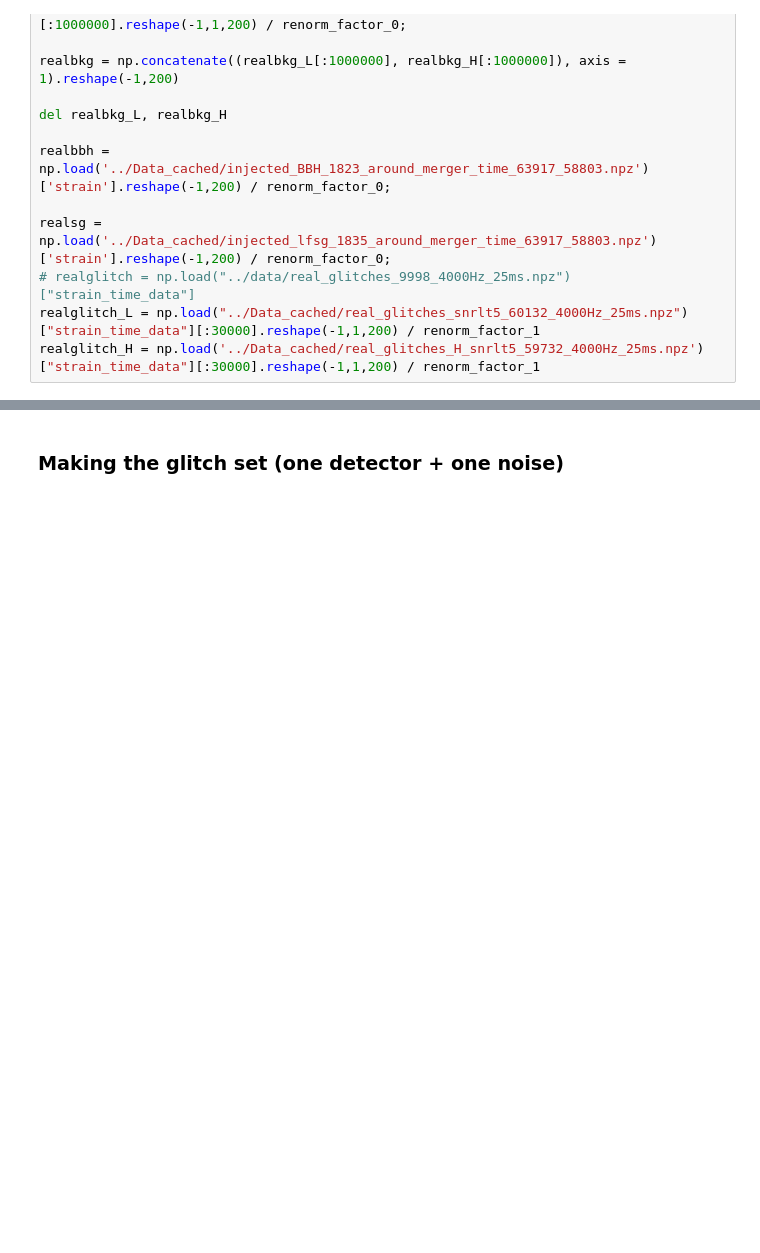
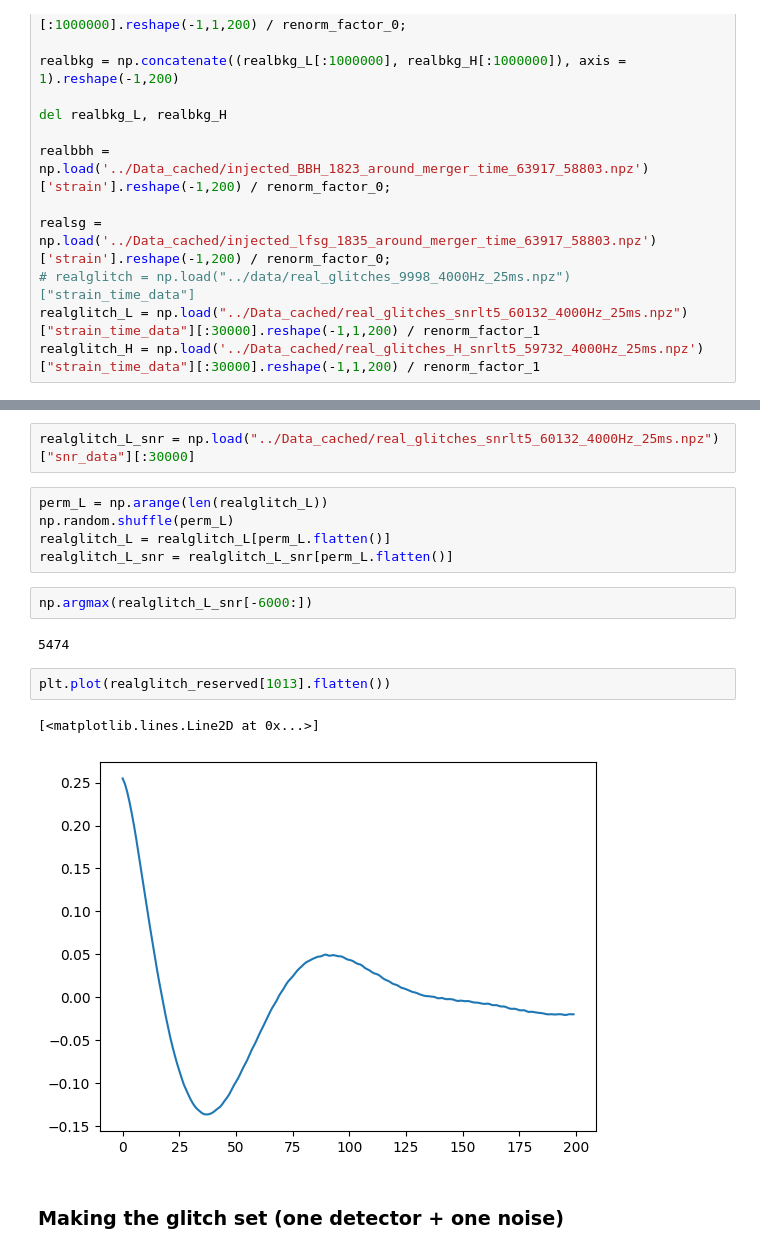
Before and after one commit to UmataHasrick/GWNAD, a Jupyter notebook: Codes/CNNAE_dilation copy.ipynb, the cells around one changed output, grey strips where cells are left out. Saved outputs shown, nothing was run; the diff lists cells and outputs as text; blank space fills up the shorter version.

```diff
--- a/Codes/CNNAE_dilation copy.ipynb
+++ b/Codes/CNNAE_dilation copy.ipynb
@@ -846,3 +863,19 @@ realglitch_H = np.load('../Data_cached/real_glitches_H_snrlt5_59732_4000Hz_25ms.
+# %%
+realglitch_L_snr = np.load("../Data_cached/real_glitches_snrlt5_60132_4000Hz_25ms.npz")["snr_data"][:30000]
+# %%
+perm_L = np.arange(len(realglitch_L))
+np.random.shuffle(perm_L)
+realglitch_L = realglitch_L[perm_L.flatten()]
+realglitch_L_snr = realglitch_L_snr[perm_L.flatten()]
+# %%
+np.argmax(realglitch_L_snr[-6000:])
+# %% [output]
+5474
+# %%
+plt.plot(realglitch_reserved[1013].flatten())
+# %% [output]
+[<matplotlib.lines.Line2D at 0x...>]
+[figure, added]
 # %% [markdown]
 ### Making the glitch set (one detector + one noise)
 # %%
```
Also changed, not shown: parts of 61 cells of this notebook, 13 other files.
